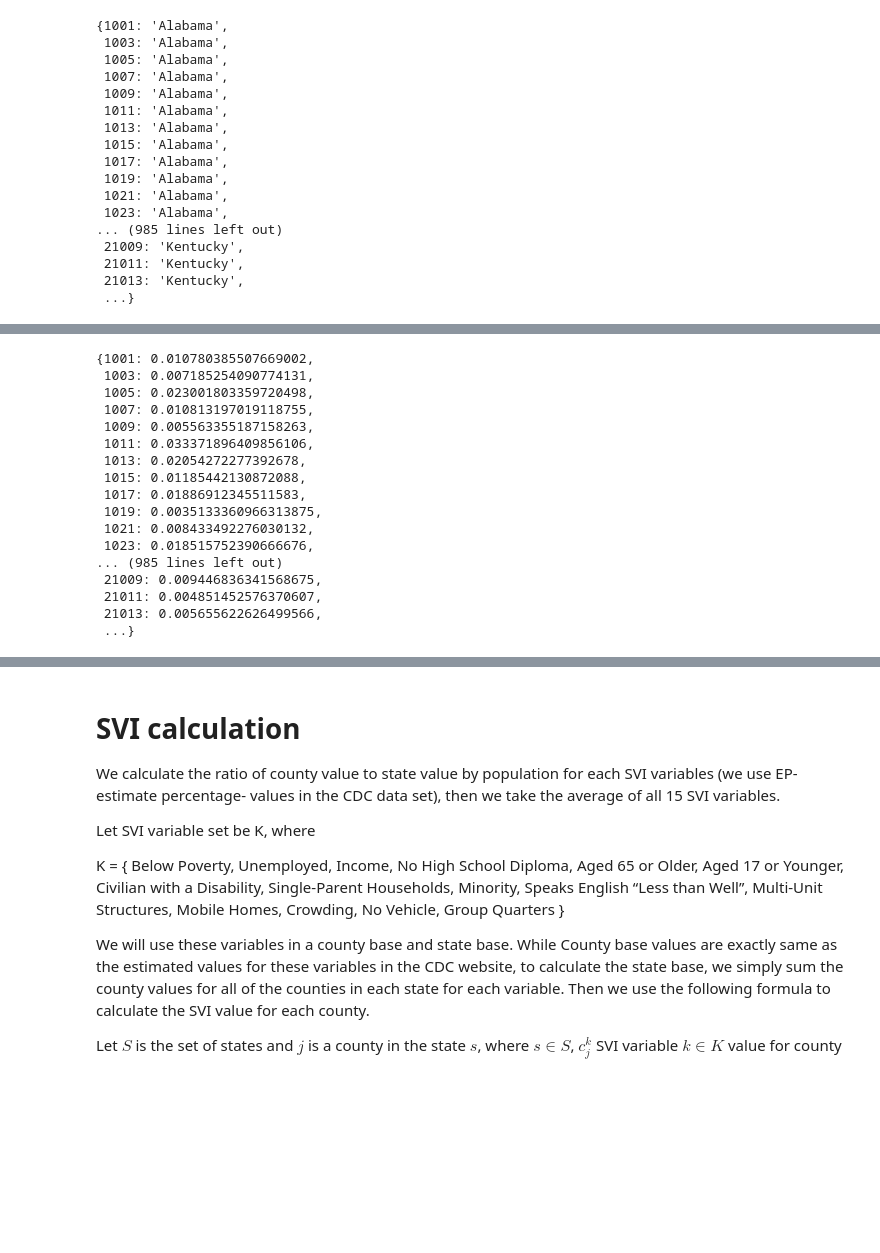
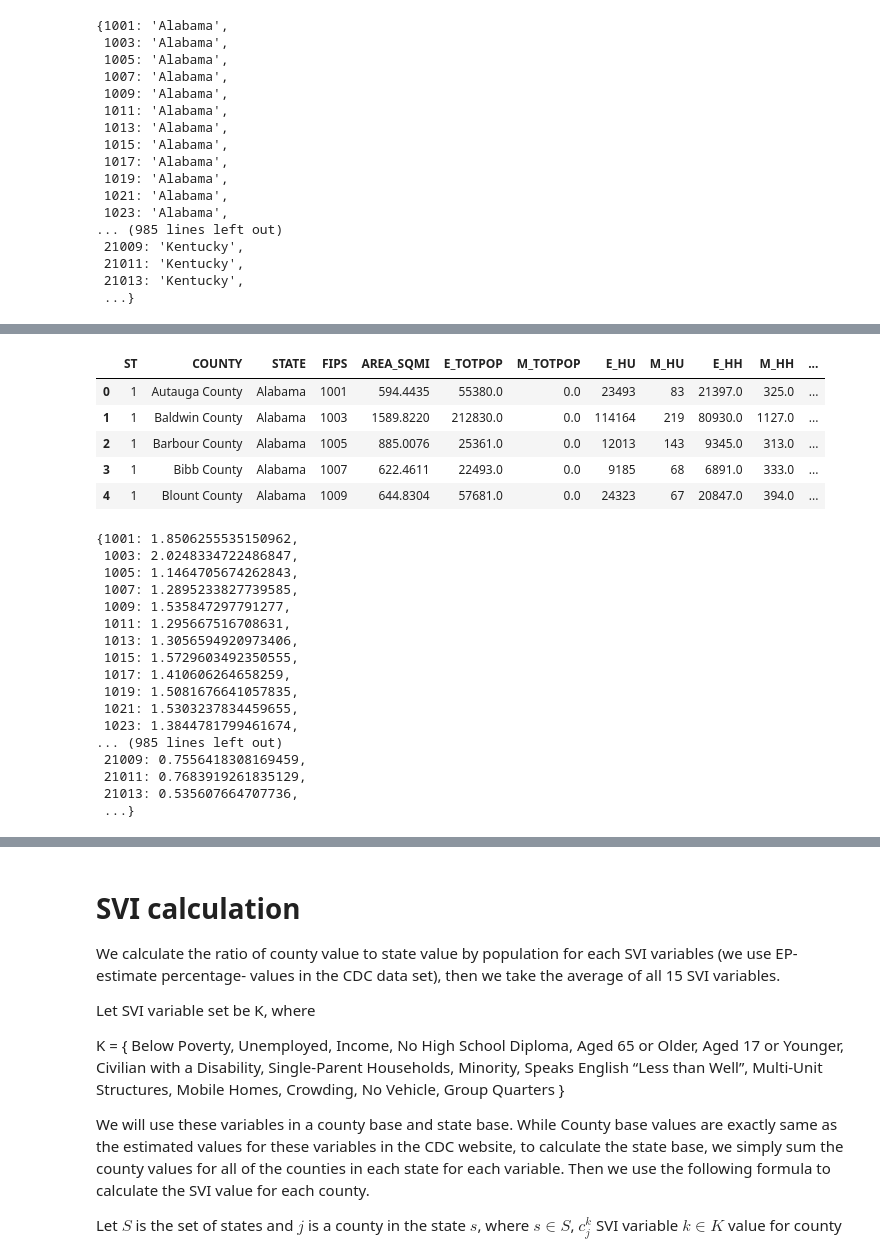
Before and after one commit to CenterForSpatialResearch/newpoliticsofcare_analysis_vaccine, a Jupyter notebook: Vaccine_allocation/Vaccine_allocation.ipynb, the cells around one changed output, grey strips where cells are left out. Drawn from its saved outputs; the diff is of its cells as text; code cells hidden in the pictures; blank space fills up the shorter version.

```diff
--- a/Vaccine_allocation/Vaccine_allocation.ipynb
+++ b/Vaccine_allocation/Vaccine_allocation.ipynb
@@ -636,6 +636,15 @@ def SVI_prop(county_level, state_level):
 # %%
 #ADI
 ADI_State = total_state(ADI_county)
+# %%
+svi_county.head(5)
+# %% [output]
+|  | ST | COUNTY | STATE | FIPS | AREA_SQMI | E_TOTPOP | M_TOTPOP | E_HU | M_HU | E_HH | M_HH | ... |
+| 0 | 1 | Autauga County | Alabama | 1001 | 594.4435 | 55380.0 | 0.0 | 23493 | 83 | 21397.0 | 325.0 | ... |
+| 1 | 1 | Baldwin County | Alabama | 1003 | 1589.8220 | 212830.0 | 0.0 | 114164 | 219 | 80930.0 | 1127.0 | ... |
+| 2 | 1 | Barbour County | Alabama | 1005 | 885.0076 | 25361.0 | 0.0 | 12013 | 143 | 9345.0 | 313.0 | ... |
+| 3 | 1 | Bibb County | Alabama | 1007 | 622.4611 | 22493.0 | 0.0 | 9185 | 68 | 6891.0 | 333.0 | ... |
+| 4 | 1 | Blount County | Alabama | 1009 | 644.8304 | 57681.0 | 0.0 | 24323 | 67 | 20847.0 | 394.0 | ... |
 # %%
 # Create dicts for the variables of SVI
 E_POV = dict(zip(svi_county.FIPS, svi_county.EP_POV))
@@ -693,20 +702,20 @@ E_GROUPQ_Prop = Proportional(E_GROUPQ, E_GROUPQ_State )
-# %%
-E_MINRTY_Prop
-# %% [output]
-{1001: 0.010780385507669002,
- 1003: 0.007185254090774131,
- 1005: 0.023001803359720498,
- 1007: 0.010813197019118755,
- 1009: 0.005563355187158263,
- 1011: 0.033371896409856106,
- 1013: 0.02054272277392678,
- 1015: 0.01185442130872088,
- 1017: 0.01886912345511583,
- 1019: 0.0035133360966313875,
- 1021: 0.008433492276030132,
- 1023: 0.018515752390666676,
-... (985 lines left out)
- 21009: 0.009446836341568675,
- 21011: 0.004851452576370607,
- 21013: 0.005655622626499566,
- ...}
+# %%
+E_PCI
+# %% [output]
+{1001: 1.8506255535150962,
+ 1003: 2.0248334722486847,
+ 1005: 1.1464705674262843,
+ 1007: 1.2895233827739585,
+ 1009: 1.535847297791277,
+ 1011: 1.295667516708631,
+ 1013: 1.3056594920973406,
+ 1015: 1.5729603492350555,
+ 1017: 1.410606264658259,
+ 1019: 1.5081676641057835,
+ 1021: 1.5303237834459655,
+ 1023: 1.3844781799461674,
+... (985 lines left out)
+ 21009: 0.7556418308169459,
+ 21011: 0.7683919261835129,
+ 21013: 0.535607664707736,
+ ...}
```
Also changed, not shown: parts of 17 cells of this notebook, 4 other files.
